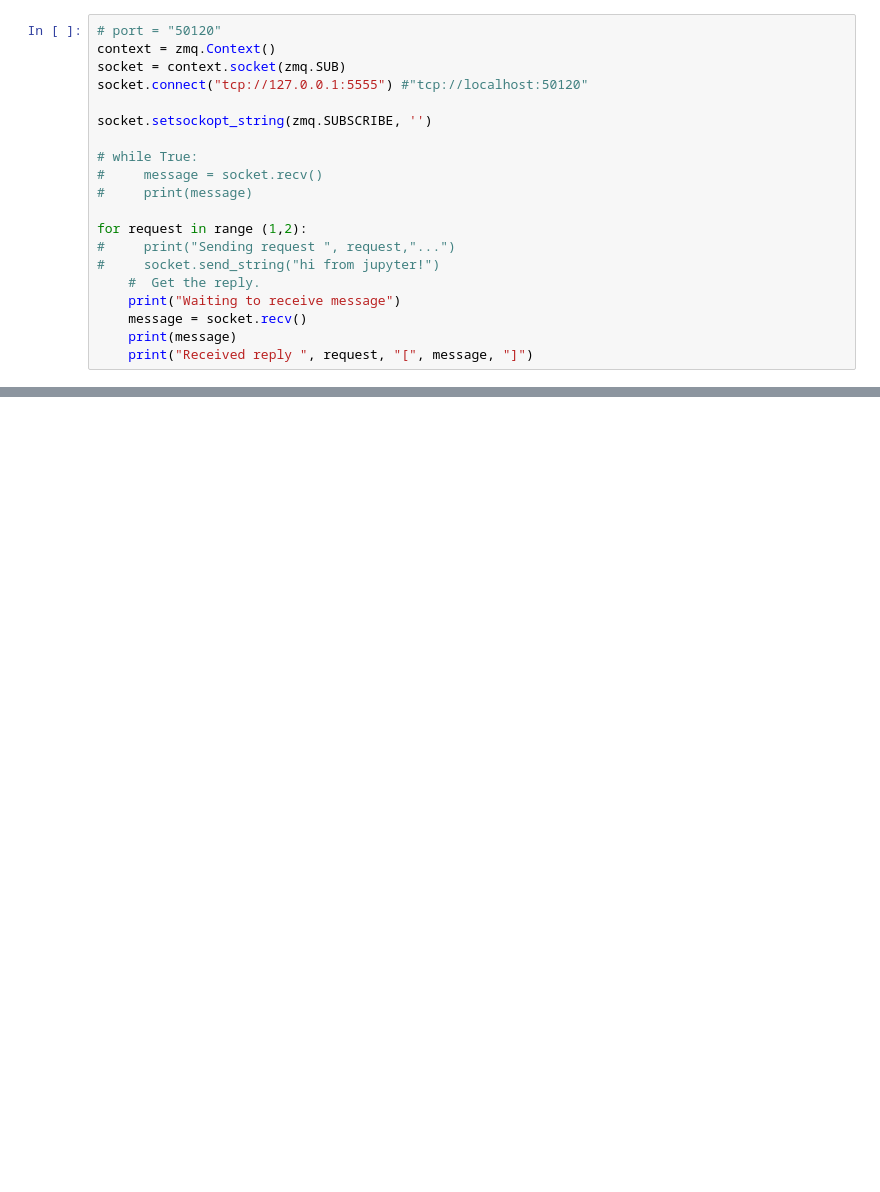
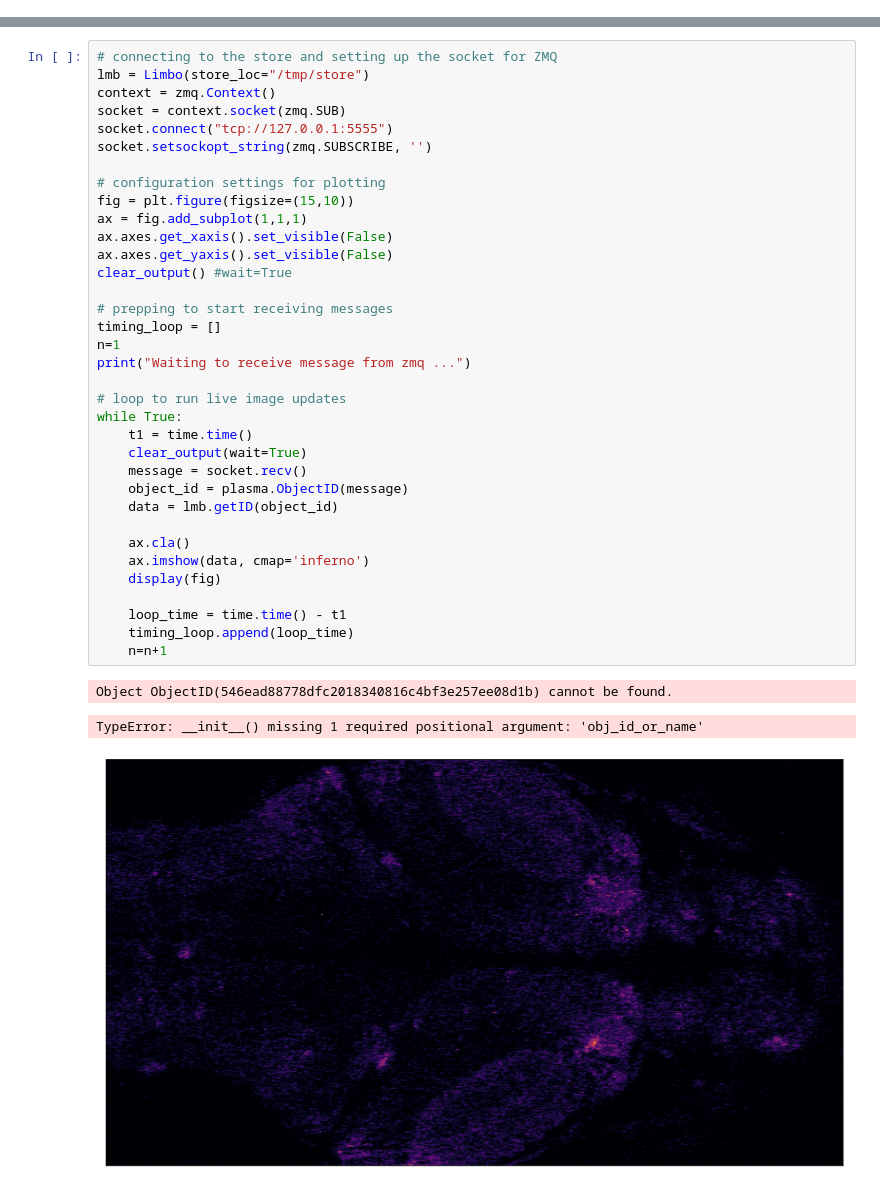
Before and after one commit to project-improv/improv, a Jupyter notebook: demos/jupyter/data_loading.ipynb, the cells around one changed output, grey strips where cells are left out. Cells and saved outputs as stored; diff of their text form; blank space fills up the shorter version.

Commit message:
Working live updates for images of zebrafish neural activity.

```diff
--- a/demos/jupyter/data_loading.ipynb
+++ b/demos/jupyter/data_loading.ipynb
@@ -69,20 +0,0 @@ import zmq
-# %%
-# port = "50120"
-context = zmq.Context()
-socket = context.socket(zmq.SUB)
-socket.connect("tcp://127.0.0.1:5555") #"tcp://localhost:50120"
-
-socket.setsockopt_string(zmq.SUBSCRIBE, '')
-
-# while True:
-#     message = socket.recv()
-#     print(message)
-
-for request in range (1,2):
-#     print("Sending request ", request,"...")
-#     socket.send_string("hi from jupyter!")
-    #  Get the reply.
-    print("Waiting to receive message")
-    message = socket.recv()
-    print(message)
-    print("Received reply ", request, "[", message, "]")
@@ -92,0 +19,39 @@ Received reply  1 [ b'\xf7u\xaeR\xbe$jwv+a\x86\x99\x06\x00\x88\xca\xd8\x8d<' ]
+# %%
+# connecting to the store and setting up the socket for ZMQ
+lmb = Limbo(store_loc="/tmp/store")
+context = zmq.Context()
+socket = context.socket(zmq.SUB)
+socket.connect("tcp://127.0.0.1:5555")
+socket.setsockopt_string(zmq.SUBSCRIBE, '')
+
+# configuration settings for plotting
+fig = plt.figure(figsize=(15,10))
+ax = fig.add_subplot(1,1,1)
+ax.axes.get_xaxis().set_visible(False)
+ax.axes.get_yaxis().set_visible(False)
+clear_output() #wait=True
+
+# prepping to start receiving messages
+timing_loop = []
+n=1
+print("Waiting to receive message from zmq ...")
+
+# loop to run live image updates
+while True:
+    t1 = time.time()
+    clear_output(wait=True)
+    message = socket.recv()
+    object_id = plasma.ObjectID(message)
+    data = lmb.getID(object_id)
+
+    ax.cla()
+    ax.imshow(data, cmap='inferno')
+    display(fig)
+
+    loop_time = time.time() - t1
+    timing_loop.append(loop_time)
+    n=n+1
+# %% [output]
+Object ObjectID(546ead88778dfc2018340816c4bf3e257ee08d1b) cannot be found.
+TypeError: __init__() missing 1 required positional argument: 'obj_id_or_name'
+[figure, added]
```
Also changed, not shown: parts of 22 cells of this notebook, 2 other files.
